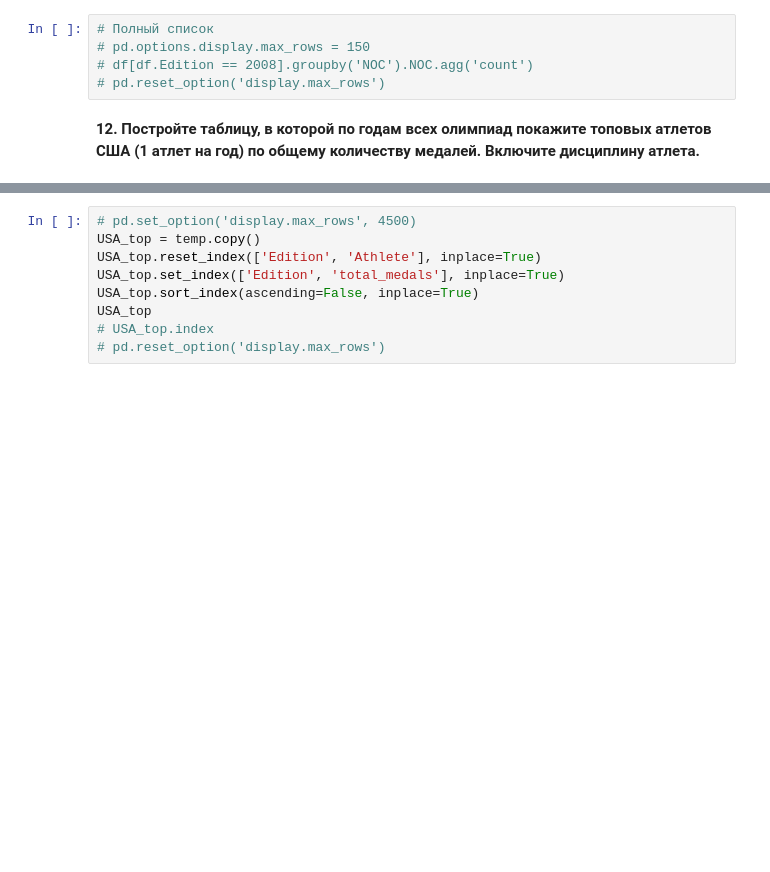
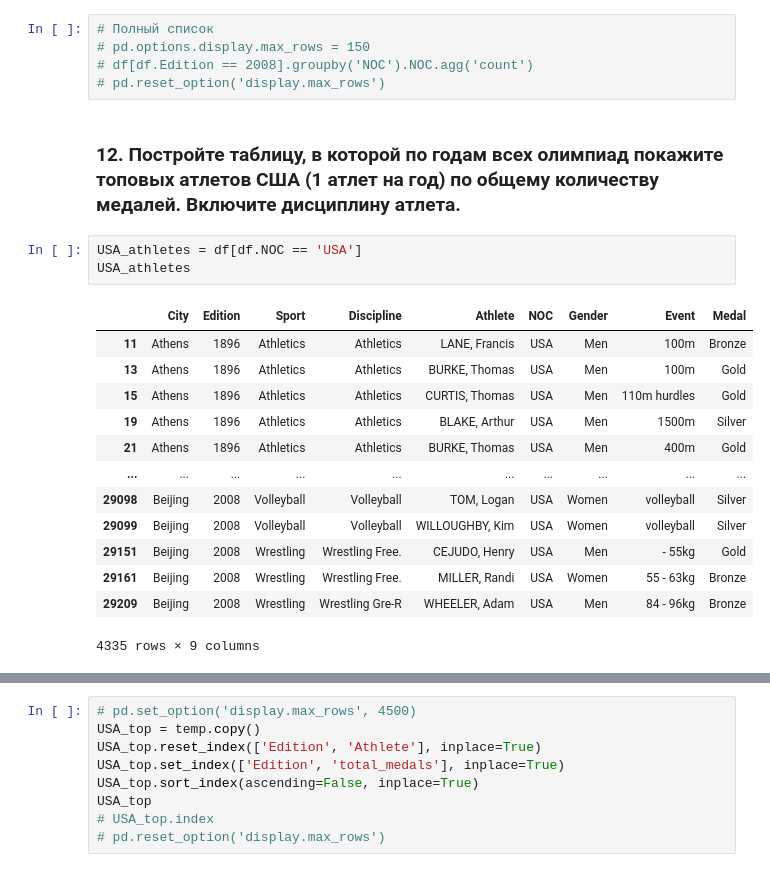
Before and after one commit to watcher72/EPAM_HW_Lesson10, a Jupyter notebook: HW_Lesson10.ipynb, the cells around one changed output, grey strips where cells are left out. Saved outputs shown, nothing was run; the diff lists cells and outputs as text; blank space fills up the shorter version.

```diff
--- a/HW_Lesson10.ipynb
+++ b/HW_Lesson10.ipynb
@@ -482,6 +482,23 @@ Name: NOC, Length: 138, dtype: int64
 # df[df.Edition == 2008].groupby('NOC').NOC.agg('count')
 # pd.reset_option('display.max_rows')
 # %% [markdown]
-__12. Постройте таблицу, в которой по годам всех олимпиад покажите топовых атлетов США (1 атлет на год) по общему количеству медалей. Включите дисциплину атлета.__
+### 12. Постройте таблицу, в которой по годам всех олимпиад покажите топовых атлетов США (1 атлет на год) по общему количеству медалей. Включите дисциплину атлета.<a id="12"></a>
+# %%
+USA_athletes = df[df.NOC == 'USA']
+USA_athletes
+# %% [output]
+|  | City | Edition | Sport | Discipline | Athlete | NOC | Gender | Event | Medal |
+| 11 | Athens | 1896 | Athletics | Athletics | LANE, Francis | USA | Men | 100m | Bronze |
+| 13 | Athens | 1896 | Athletics | Athletics | BURKE, Thomas | USA | Men | 100m | Gold |
+| 15 | Athens | 1896 | Athletics | Athletics | CURTIS, Thomas | USA | Men | 110m hurdles | Gold |
+| 19 | Athens | 1896 | Athletics | Athletics | BLAKE, Arthur | USA | Men | 1500m | Silver |
+| 21 | Athens | 1896 | Athletics | Athletics | BURKE, Thomas | USA | Men | 400m | Gold |
+| ... | ... | ... | ... | ... | ... | ... | ... | ... | ... |
+| 29098 | Beijing | 2008 | Volleyball | Volleyball | TOM, Logan | USA | Women | volleyball | Silver |
+| 29099 | Beijing | 2008 | Volleyball | Volleyball | WILLOUGHBY, Kim | USA | Women | volleyball | Silver |
+| 29151 | Beijing | 2008 | Wrestling | Wrestling Free. | CEJUDO, Henry | USA | Men | - 55kg | Gold |
+| 29161 | Beijing | 2008 | Wrestling | Wrestling Free. | MILLER, Randi | USA | Women | 55 - 63kg | Bronze |
+| 29209 | Beijing | 2008 | Wrestling | Wrestling Gre-R | WHEELER, Adam | USA | Men | 84 - 96kg | Bronze |
+4335 rows × 9 columns
 # %%
 # pd.set_option('display.max_rows', 4500)
```
Also changed, not shown: parts of 16 cells of this notebook.
